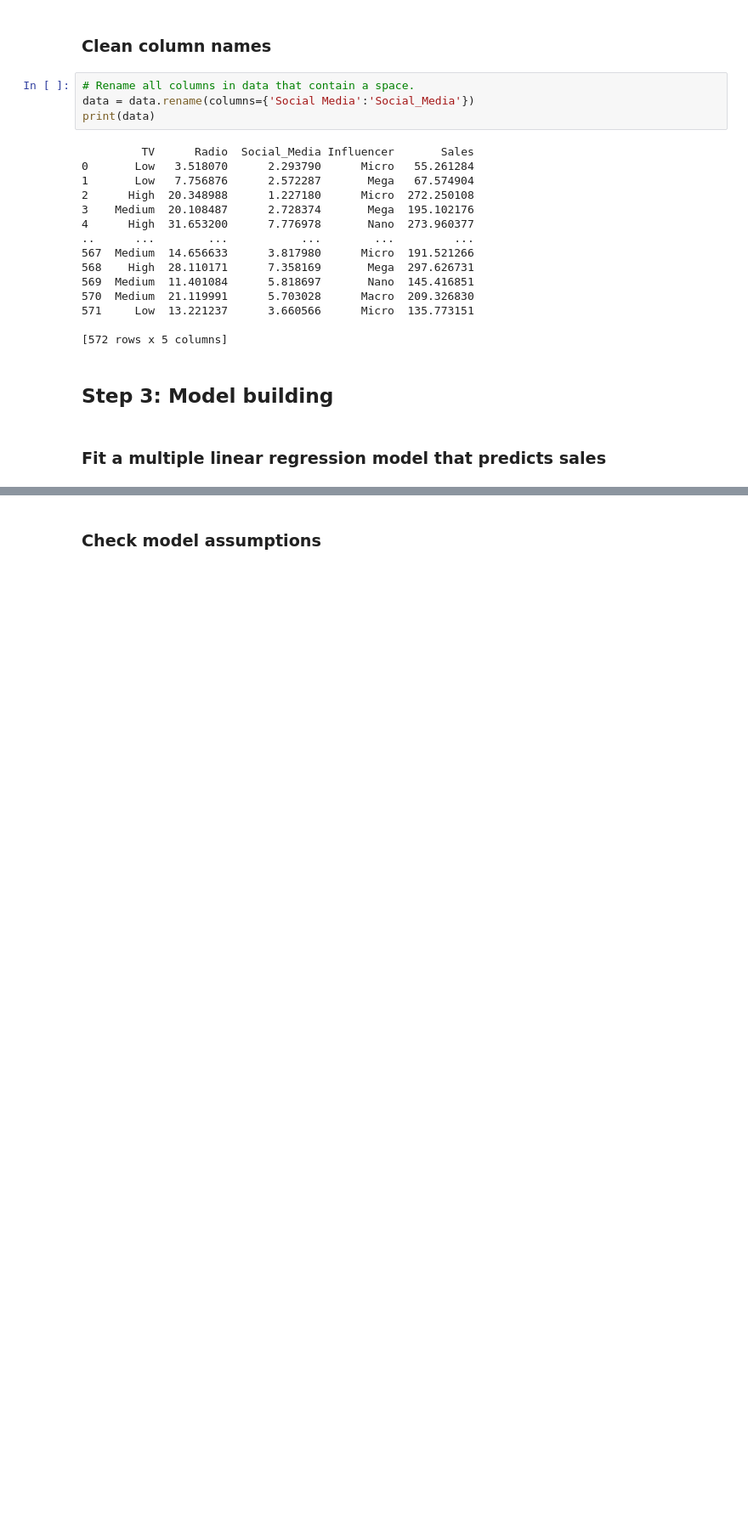
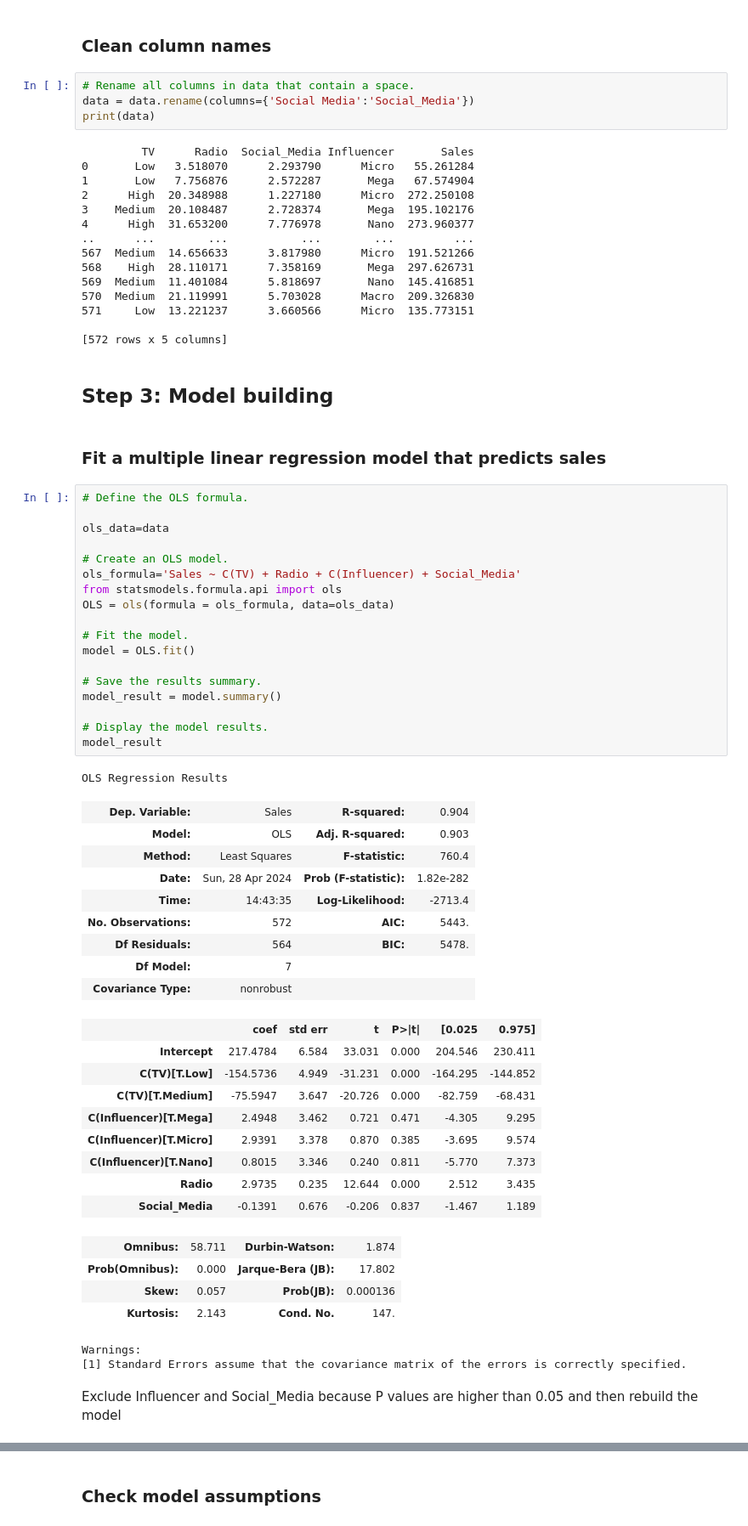
Before and after one commit to oceanvillage/project-marketing-promotion, a Jupyter notebook: project-marketing-promotion.ipynb, the cells around one changed output, grey strips where cells are left out. Shown at 85% size. Drawn from its saved outputs; the diff is of its cells as text; blank space fills up the shorter version.

```diff
--- a/project-marketing-promotion.ipynb
+++ b/project-marketing-promotion.ipynb
@@ -91,6 +94,52 @@ print(data)
 ## Step 3: Model building
 # %% [markdown]
 ### Fit a multiple linear regression model that predicts sales
+# %%
+# Define the OLS formula.
+
+ols_data=data
+
+# Create an OLS model.
+ols_formula='Sales ~ C(TV) + Radio + C(Influencer) + Social_Media'
+from statsmodels.formula.api import ols
+OLS = ols(formula = ols_formula, data=ols_data)
+
+# Fit the model.
+model = OLS.fit()
+
+# Save the results summary.
+model_result = model.summary()
+
+# Display the model results.
+model_result
+# %% [output]
+OLS Regression Results
+| Dep. Variable: | Sales | R-squared: | 0.904 |
+| Model: | OLS | Adj. R-squared: | 0.903 |
+| Method: | Least Squares | F-statistic: | 760.4 |
+| Date: | Sun, 28 Apr 2024 | Prob (F-statistic): | 1.82e-282 |
+| Time: | 14:43:35 | Log-Likelihood: | -2713.4 |
+| No. Observations: | 572 | AIC: | 5443. |
+| Df Residuals: | 564 | BIC: | 5478. |
+| Df Model: | 7 |  |  |
+| Covariance Type: | nonrobust |  |  |
+|  | coef | std err | t | P>|t| | [0.025 | 0.975] |
+| Intercept | 217.4784 | 6.584 | 33.031 | 0.000 | 204.546 | 230.411 |
+| C(TV)[T.Low] | -154.5736 | 4.949 | -31.231 | 0.000 | -164.295 | -144.852 |
+| C(TV)[T.Medium] | -75.5947 | 3.647 | -20.726 | 0.000 | -82.759 | -68.431 |
+| C(Influencer)[T.Mega] | 2.4948 | 3.462 | 0.721 | 0.471 | -4.305 | 9.295 |
+| C(Influencer)[T.Micro] | 2.9391 | 3.378 | 0.870 | 0.385 | -3.695 | 9.574 |
+| C(Influencer)[T.Nano] | 0.8015 | 3.346 | 0.240 | 0.811 | -5.770 | 7.373 |
+| Radio | 2.9735 | 0.235 | 12.644 | 0.000 | 2.512 | 3.435 |
+| Social_Media | -0.1391 | 0.676 | -0.206 | 0.837 | -1.467 | 1.189 |
+| Omnibus: | 58.711 | Durbin-Watson: | 1.874 |
+| Prob(Omnibus): | 0.000 | Jarque-Bera (JB): | 17.802 |
+| Skew: | 0.057 | Prob(JB): | 0.000136 |
+| Kurtosis: | 2.143 | Cond. No. | 147. |
+Warnings:
+[1] Standard Errors assume that the covariance matrix of the errors is correctly specified.
+# %% [markdown]
+Exclude Influencer and Social_Media because P values are higher than 0.05 and then rebuild the model
 # %%
 # Define the OLS formula.
 
```
Also changed, not shown: parts of 27 cells of this notebook.
